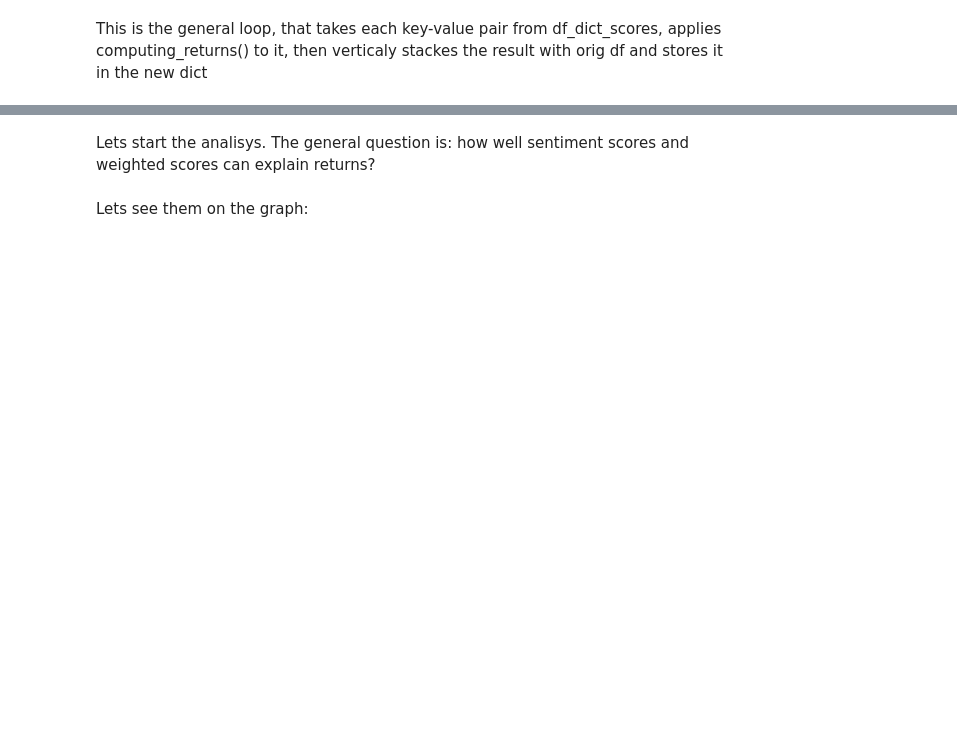
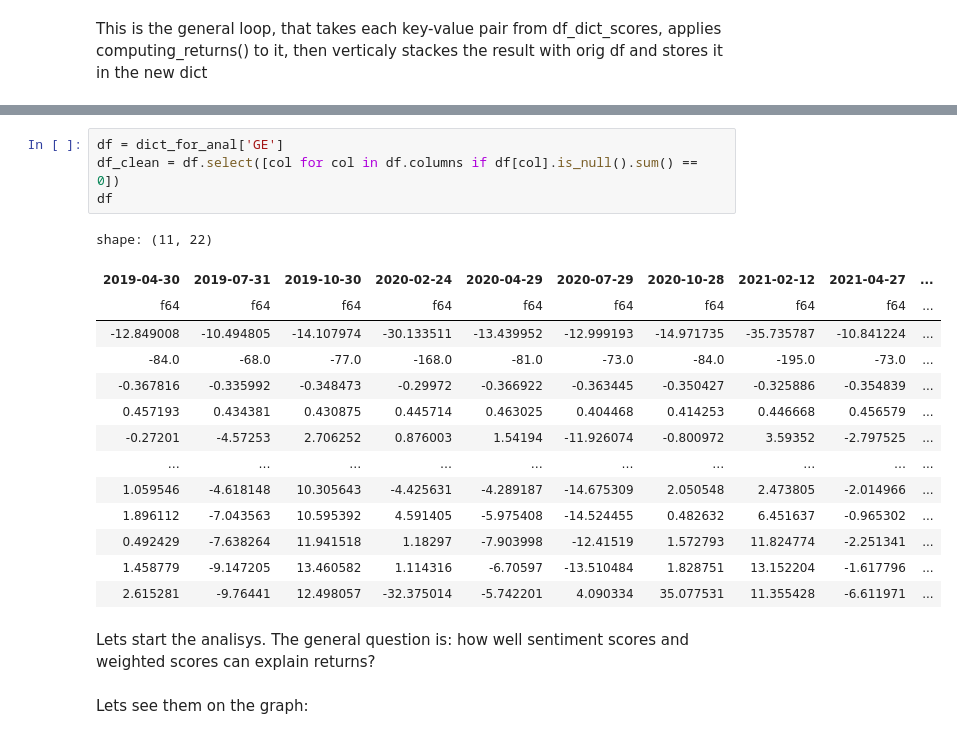
Before and after one commit to LeatherBag011235/Parsim-sec, a Jupyter notebook: src/Analysis/YFiin_excess_returns.ipynb, the cells around one changed output, grey strips where cells are left out. Drawn from its saved outputs; the diff is of its cells as text; blank space fills up the shorter version.

```diff
--- a/src/Analysis/YFiin_excess_returns.ipynb
+++ b/src/Analysis/YFiin_excess_returns.ipynb
@@ -164,3 +236,22 @@ dict_for_anal
+# %%
+df = dict_for_anal['GE']
+df_clean = df.select([col for col in df.columns if df[col].is_null().sum() == 0])
+df
+# %% [output]
+shape: (11, 22)
+| 2019-04-30 | 2019-07-31 | 2019-10-30 | 2020-02-24 | 2020-04-29 | 2020-07-29 | 2020-10-28 | 2021-02-12 | 2021-04-27 | ... |
+| f64 | f64 | f64 | f64 | f64 | f64 | f64 | f64 | f64 | ... |
+| -12.849008 | -10.494805 | -14.107974 | -30.133511 | -13.439952 | -12.999193 | -14.971735 | -35.735787 | -10.841224 | ... |
+| -84.0 | -68.0 | -77.0 | -168.0 | -81.0 | -73.0 | -84.0 | -195.0 | -73.0 | ... |
+| -0.367816 | -0.335992 | -0.348473 | -0.29972 | -0.366922 | -0.363445 | -0.350427 | -0.325886 | -0.354839 | ... |
+| 0.457193 | 0.434381 | 0.430875 | 0.445714 | 0.463025 | 0.404468 | 0.414253 | 0.446668 | 0.456579 | ... |
+| -0.27201 | -4.57253 | 2.706252 | 0.876003 | 1.54194 | -11.926074 | -0.800972 | 3.59352 | -2.797525 | ... |
+| … | … | … | … | … | … | … | … | … | ... |
+| 1.059546 | -4.618148 | 10.305643 | -4.425631 | -4.289187 | -14.675309 | 2.050548 | 2.473805 | -2.014966 | ... |
+| 1.896112 | -7.043563 | 10.595392 | 4.591405 | -5.975408 | -14.524455 | 0.482632 | 6.451637 | -0.965302 | ... |
+| 0.492429 | -7.638264 | 11.941518 | 1.18297 | -7.903998 | -12.41519 | 1.572793 | 11.824774 | -2.251341 | ... |
+| 1.458779 | -9.147205 | 13.460582 | 1.114316 | -6.70597 | -13.510484 | 1.828751 | 13.152204 | -1.617796 | ... |
+| 2.615281 | -9.76441 | 12.498057 | -32.375014 | -5.742201 | 4.090334 | 35.077531 | 11.355428 | -6.611971 | ... |
 # %% [markdown]
 Lets start the analisys. The general question is: how well sentiment scores and weighted scores can explain returns?
 # %% [markdown]
```
Also changed, not shown: parts of 25 cells of this notebook, 1 other file.
